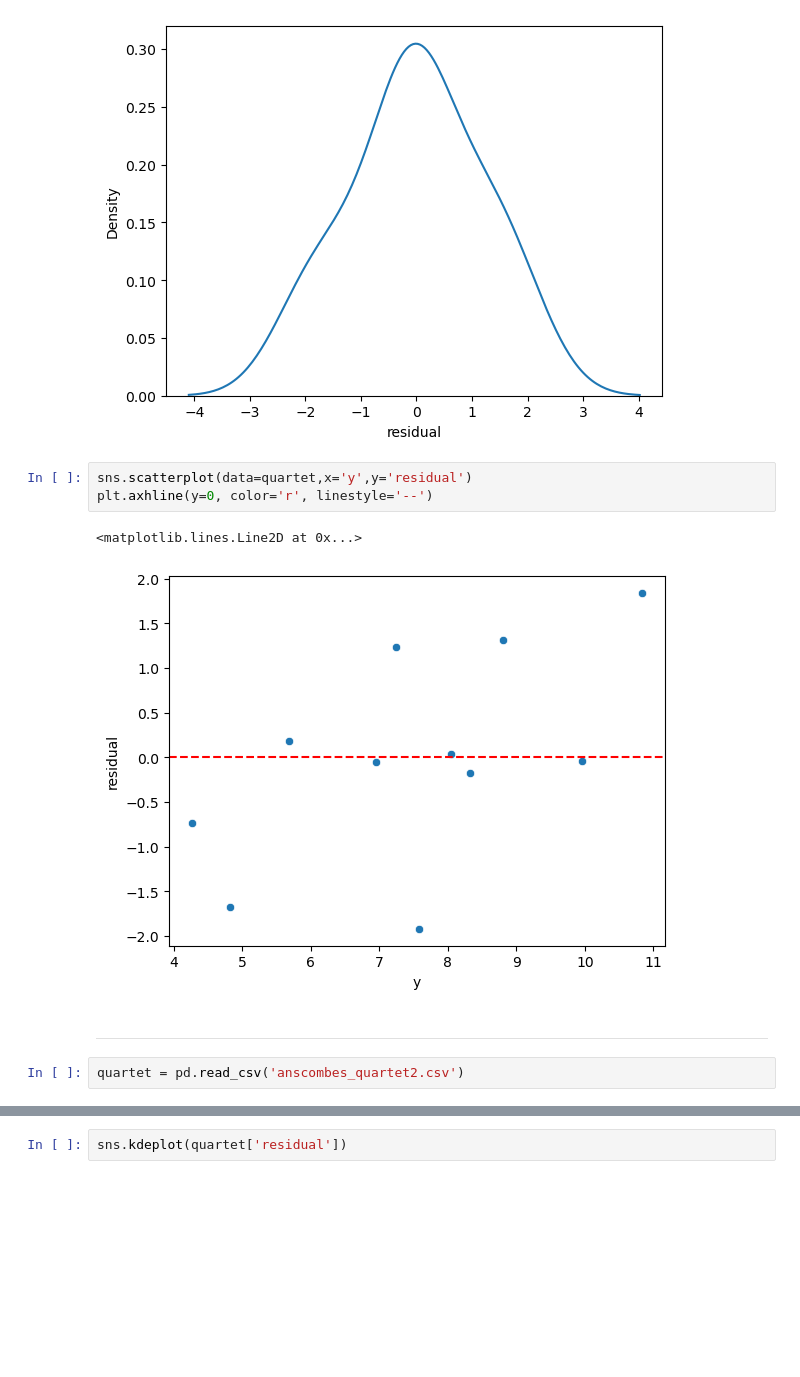
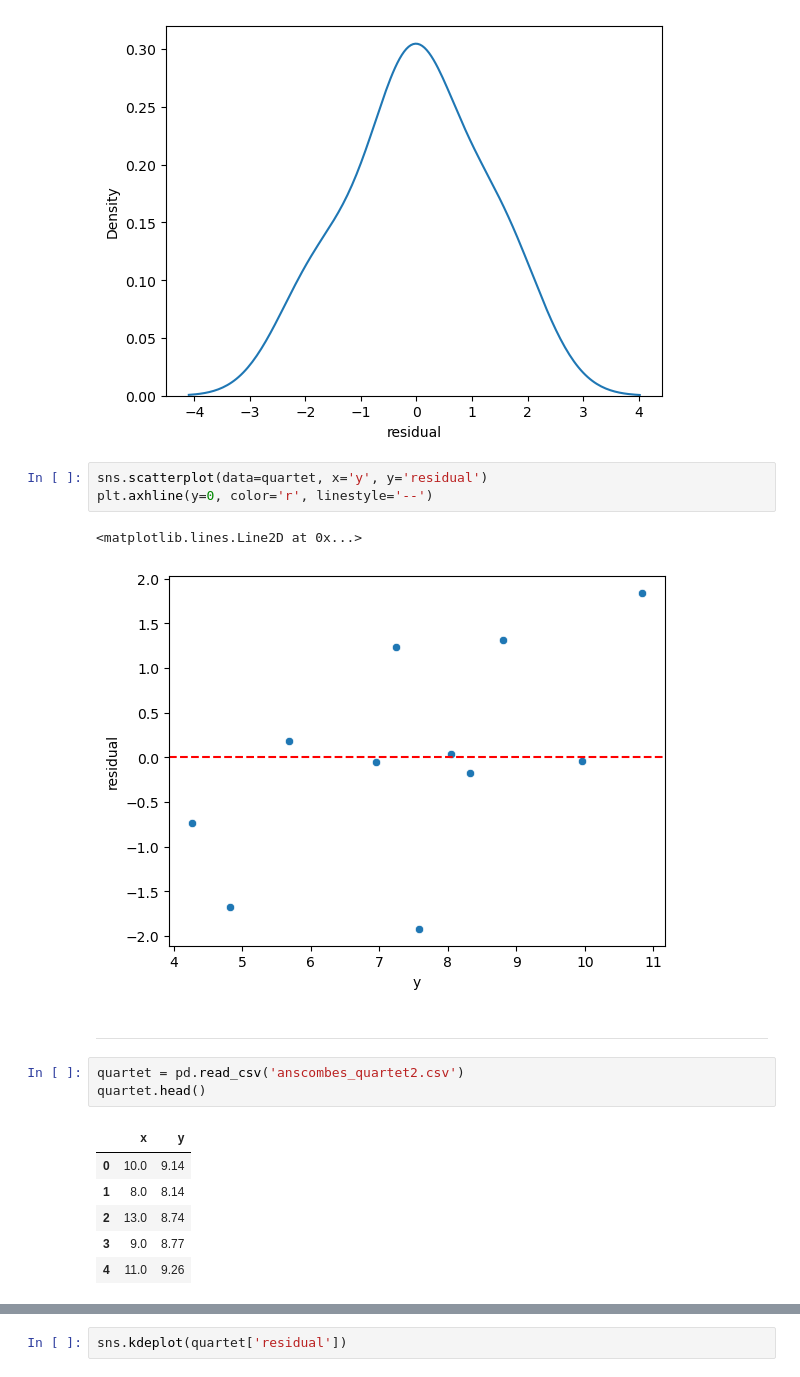
Before and after one commit to satanix0/data-science, a Jupyter notebook: M09_Supervised Machine Learning/S01_Regression & Regularization/Linear Regression/LR-Scikit Learn/01-Linear-Regression-with-Scitkit-Learn.ipynb, the cells around one changed output, grey strips where cells are left out. Drawn from its saved outputs; the diff is of its cells as text; blank space fills up the shorter version.

```diff
--- a/M09_Supervised Machine Learning/S01_Regression & Regularization/Linear Regression/LR-Scikit Learn/01-Linear-Regression-with-Scitkit-Learn.ipynb
+++ b/M09_Supervised Machine Learning/S01_Regression & Regularization/Linear Regression/LR-Scikit Learn/01-Linear-Regression-with-Scitkit-Learn.ipynb
@@ -387,7 +402,7 @@ sns.kdeplot(quartet['residual'])
 <Axes: xlabel='residual', ylabel='Density'>
 [figure]
 # %%
-sns.scatterplot(data=quartet,x='y',y='residual')
+sns.scatterplot(data=quartet, x='y', y='residual')
 plt.axhline(y=0, color='r', linestyle='--')
 # %% [output]
 <matplotlib.lines.Line2D at 0x...>
@@ -396,3 +411,11 @@ plt.axhline(y=0, color='r', linestyle='--')
 ---
 # %%
 quartet = pd.read_csv('anscombes_quartet2.csv')
+quartet.head()
+# %% [output]
+|  | x | y |
+| 0 | 10.0 | 9.14 |
+| 1 | 8.0 | 8.14 |
+| 2 | 13.0 | 8.74 |
+| 3 | 9.0 | 8.77 |
+| 4 | 11.0 | 9.26 |
```
Also changed, not shown: parts of 35 cells of this notebook, 33 other files.
